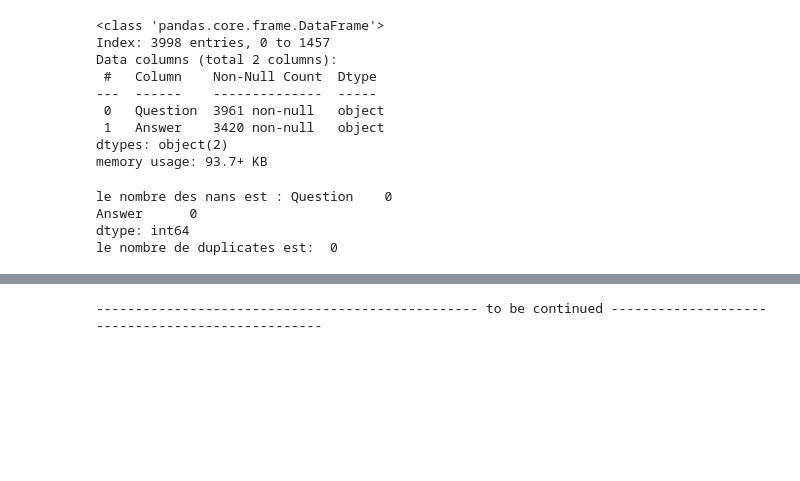
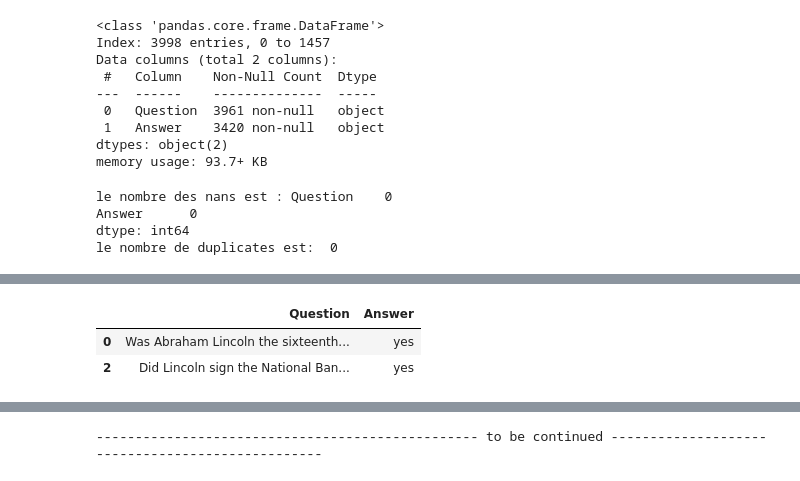
Before and after one commit to zakariafaouzi/LLM-Models, a Jupyter notebook: NLP_TFIDF/TF-IDF.ipynb, the cells around one changed output, grey strips where cells are left out. Drawn from its saved outputs; the diff is of its cells as text; code cells hidden in the pictures; blank space fills up the shorter version.

```diff
--- a/NLP_TFIDF/TF-IDF.ipynb
+++ b/NLP_TFIDF/TF-IDF.ipynb
@@ -75,0 +64,6 @@ data
+# %%
+data.head(2)
+# %% [output]
+|  | Question | Answer |
+| 0 | Was Abraham Lincoln the sixteenth... | yes |
+| 2 | Did Lincoln sign the National Ban... | yes |
```
Also changed, not shown: parts of 8 cells of this notebook.
